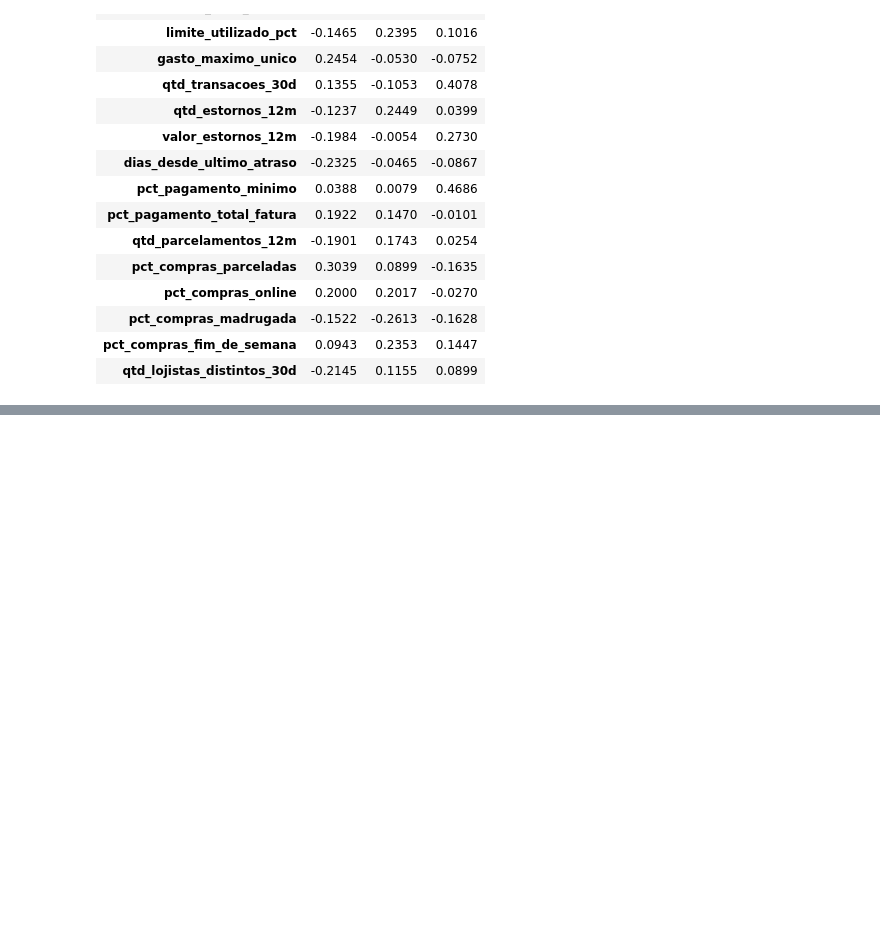
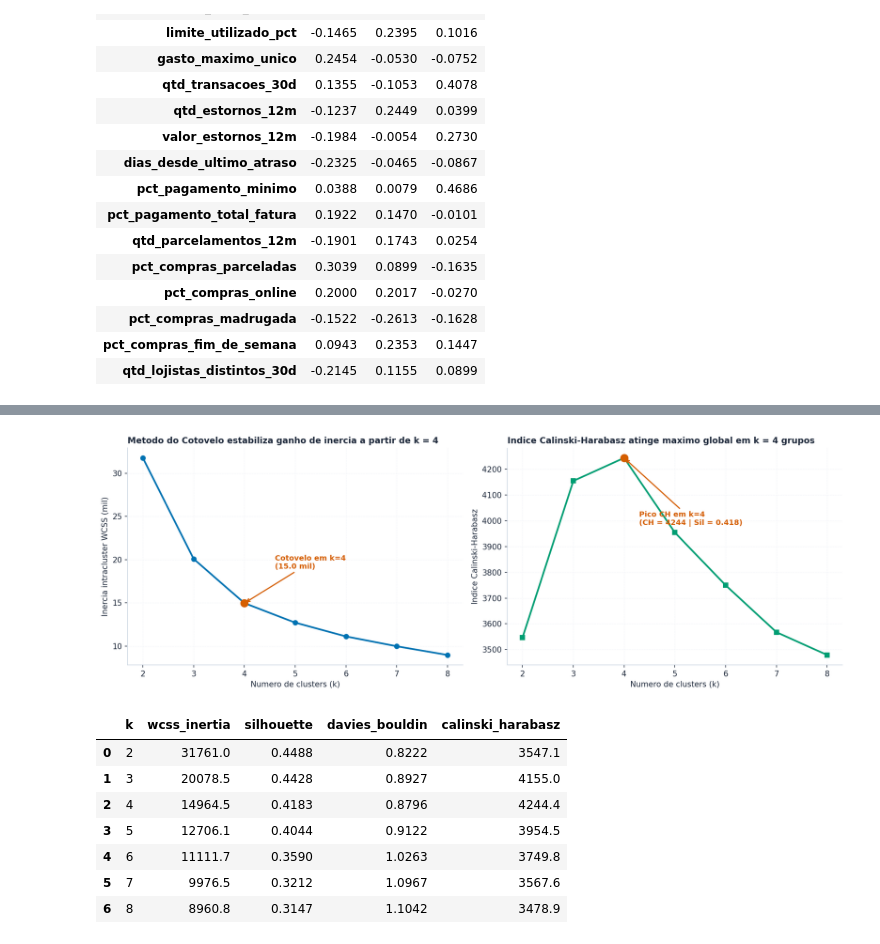
Before and after one commit to caioceo/unsupervised-fraud-detection, a Jupyter notebook: notebooks/notebooks.ipynb, the cells around one changed output, grey strips where cells are left out. Saved outputs shown, nothing was run; the diff lists cells and outputs as text; code cells hidden in the pictures; blank space fills up the shorter version.

Commit message:
feat(modelos): implementa baseline K-Means com metodo do cotovelo e Calinski-Harabasz (fig08)

```diff
--- a/notebooks/notebooks.ipynb
+++ b/notebooks/notebooks.ipynb
@@ -488,0 +504,71 @@ pca_loadings.head(15)
+# %%
+k_range = range(2, 9)
+best_k = 4
+kmeans_records = []
+
+for k in k_range:
+    km = KMeans(n_clusters=k, random_state=42, n_init=10)
+    lbls = km.fit_predict(X_pca)
+    m = util.calculate_clustering_metrics(X_pca, lbls, f"K-Means (k={k})")
+    m["k"] = k
+    m["wcss_inertia"] = round(float(km.inertia_), 1)
+    kmeans_records.append(m)
+
+kmeans_eval_df = pd.DataFrame(kmeans_records)[["k", "wcss_inertia", "silhouette", "davies_bouldin", "calinski_harabasz"]]
+
+fig, axs = plt.subplots(1, 2, figsize=(13.5, 4.8))
+axs[0].plot(kmeans_eval_df["k"], kmeans_eval_df["wcss_inertia"] / 1000.0, marker="o", color=util.COLOR_HIGHLIGHT, linewidth=2.2)
+best_row = kmeans_eval_df[kmeans_eval_df["k"] == best_k].iloc[0]
+axs[0].scatter([best_k], [best_row["wcss_inertia"] / 1000.0], color=util.COLOR_ALERT, s=90, zorder=5)
+axs[0].annotate(
+    f"Cotovelo em k={best_k}\n({best_row['wcss_inertia']/1000.0:.1f} mil)",
+    xy=(best_k, best_row["wcss_inertia"] / 1000.0),
+    xytext=(best_k + 0.6, best_row["wcss_inertia"] / 1000.0 + 4.0),
+    arrowprops={"arrowstyle": "->", "color": util.COLOR_ALERT, "lw": 1.5},
+    fontsize=9.5,
+    fontweight="bold",
+    color=util.COLOR_ALERT,
+)
+axs[0].set_title("Metodo do Cotovelo estabiliza ganho de inercia a partir de k = 4", loc="left", fontsize=11)
+axs[0].set_xlabel("Numero de clusters (k)")
+axs[0].set_ylabel("Inercia intracluster WCSS (mil)")
+axs[0].set_xticks(list(k_range))
+axs[0].grid(True, alpha=0.4)
+
+axs[1].plot(kmeans_eval_df["k"], kmeans_eval_df["calinski_harabasz"], marker="s", color="#009E73", linewidth=2.2)
+axs[1].scatter([best_k], [best_row["calinski_harabasz"]], color=util.COLOR_ALERT, s=90, zorder=5)
+axs[1].annotate(
+    f"Pico CH em k={best_k}\n(CH = {best_row['calinski_harabasz']:.0f} | Sil = {best_row['silhouette']:.3f})",
+    xy=(best_k, best_row["calinski_harabasz"]),
+    xytext=(best_k + 0.3, best_row["calinski_harabasz"] - 260),
+    arrowprops={"arrowstyle": "->", "color": util.COLOR_ALERT, "lw": 1.5},
+    fontsize=9.5,
+    fontweight="bold",
+    color=util.COLOR_ALERT,
+)
+axs[1].set_title("Indice Calinski-Harabasz atinge maximo global em k = 4 grupos", loc="left", fontsize=11)
+axs[1].set_xlabel("Numero de clusters (k)")
+axs[1].set_ylabel("Indice Calinski-Harabasz")
+axs[1].set_xticks(list(k_range))
+axs[1].grid(True, alpha=0.4)
+
+plt.tight_layout()
+fig.savefig("../reports/figures/fig08_kmeans_cotovelo.png")
+plt.show()
+
+kmeans_model = KMeans(n_clusters=best_k, random_state=42, n_init=10)
+kmeans_labels = kmeans_model.fit_predict(X_pca)
+kmeans_summary = util.calculate_clustering_metrics(X_pca, kmeans_labels, "K-Means (Baseline k=4)")
+df_orig_valid["kmeans_cluster"] = kmeans_labels
+
+kmeans_eval_df
+# %% [output]
+[figure, added]
+|  | k | wcss_inertia | silhouette | davies_bouldin | calinski_harabasz |
+| 0 | 2 | 31761.0 | 0.4488 | 0.8222 | 3547.1 |
+| 1 | 3 | 20078.5 | 0.4428 | 0.8927 | 4155.0 |
+| 2 | 4 | 14964.5 | 0.4183 | 0.8796 | 4244.4 |
+| 3 | 5 | 12706.1 | 0.4044 | 0.9122 | 3954.5 |
+| 4 | 6 | 11111.7 | 0.3590 | 1.0263 | 3749.8 |
+| 5 | 7 | 9976.5 | 0.3212 | 1.0967 | 3567.6 |
+| 6 | 8 | 8960.8 | 0.3147 | 1.1042 | 3478.9 |
```
Also changed, not shown: parts of 1 cell of this notebook, 2 other files.
